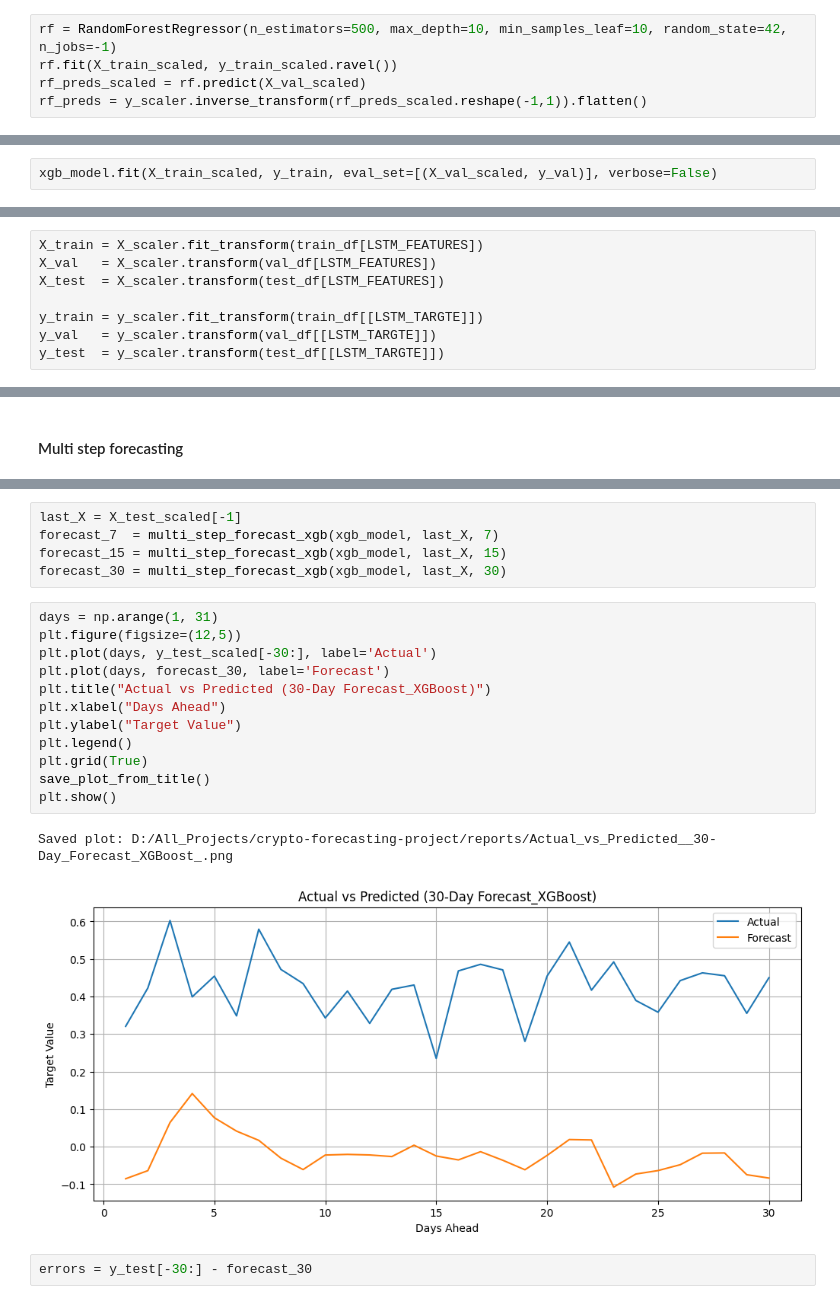
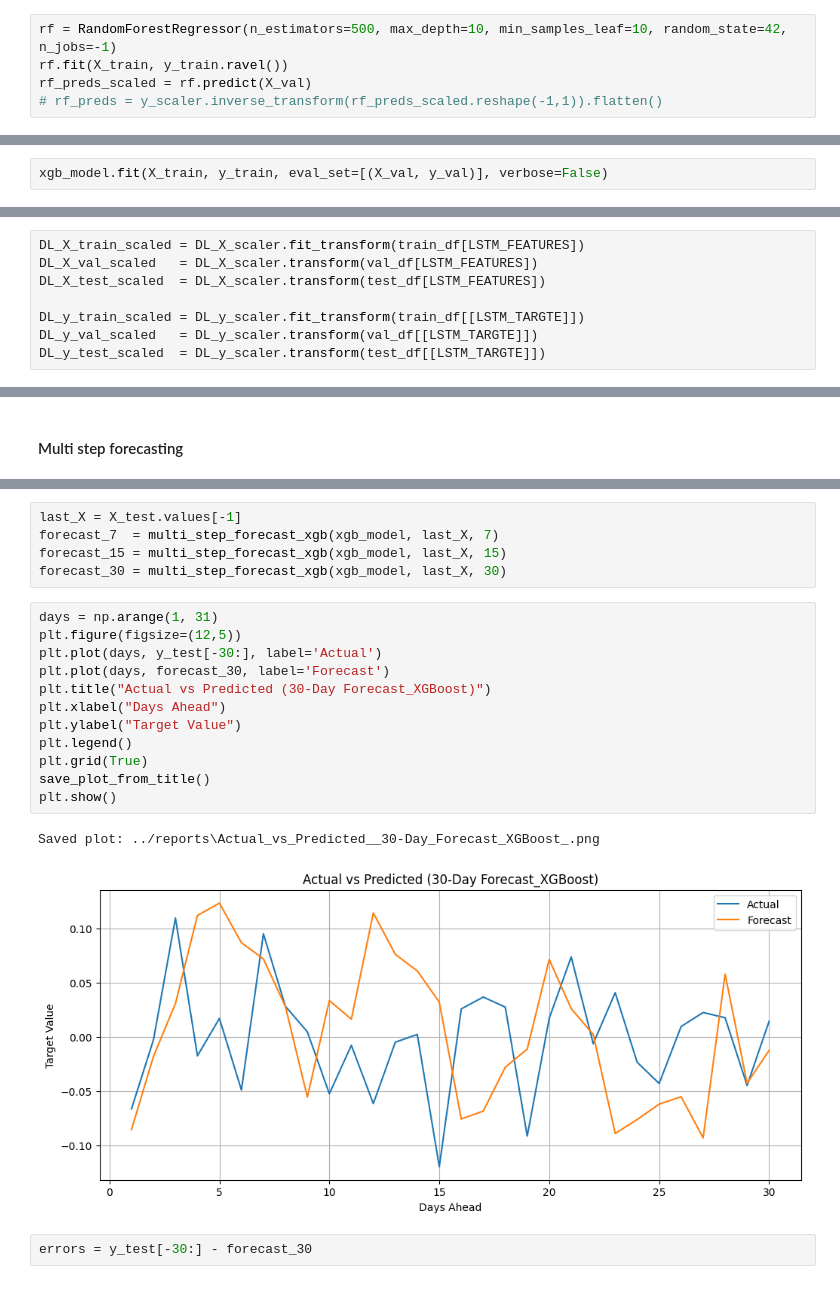
Before and after one commit to naresh5422/crypto-forecasting-project, a Jupyter notebook: notebooks/cryptocurrency_price_forecasting.ipynb, the cells around one changed output, grey strips where cells are left out. Saved outputs shown, nothing was run; the diff lists cells and outputs as text.

```diff
--- a/notebooks/cryptocurrency_price_forecasting.ipynb
+++ b/notebooks/cryptocurrency_price_forecasting.ipynb
@@ -969,7 +927,7 @@ Saved plot: D:/All_Projects/crypto-forecasting-project/reports/Compare_between_X
 #### Model_3 == RandomForest Regressor
 # %%
 rf = RandomForestRegressor(n_estimators=500, max_depth=10, min_samples_leaf=10, random_state=42, n_jobs=-1)
-rf.fit(X_train_scaled, y_train_scaled.ravel())
-rf_preds_scaled = rf.predict(X_val_scaled)
-rf_preds = y_scaler.inverse_transform(rf_preds_scaled.reshape(-1,1)).flatten()
+rf.fit(X_train, y_train.ravel())
+rf_preds_scaled = rf.predict(X_val)
+# rf_preds = y_scaler.inverse_transform(rf_preds_scaled.reshape(-1,1)).flatten()
 # %%
@@ -1005,7 +964,7 @@ xgb_model = XGBRegressor(n_estimators=500,
                          objective='reg:squarederror',
                          random_state=42, n_jobs=-1)
 # %%
-xgb_model.fit(X_train_scaled, y_train, eval_set=[(X_val_scaled, y_val)], verbose=False)
+xgb_model.fit(X_train, y_train, eval_set=[(X_val, y_val)], verbose=False)
 # %% [output]
 XGBRegressor(base_score=None, booster=None, callbacks=None,
              colsample_bylevel=None, colsample_bynode=None,
@@ -1110,8 +1048,8 @@ y_scaler = MinMaxScaler()
 # %%
-X_train = X_scaler.fit_transform(train_df[LSTM_FEATURES])
-X_val   = X_scaler.transform(val_df[LSTM_FEATURES])
-X_test  = X_scaler.transform(test_df[LSTM_FEATURES])
+DL_X_train_scaled = DL_X_scaler.fit_transform(train_df[LSTM_FEATURES])
+DL_X_val_scaled   = DL_X_scaler.transform(val_df[LSTM_FEATURES])
+DL_X_test_scaled  = DL_X_scaler.transform(test_df[LSTM_FEATURES])
 
-y_train = y_scaler.fit_transform(train_df[[LSTM_TARGTE]])
-y_val   = y_scaler.transform(val_df[[LSTM_TARGTE]])
-y_test  = y_scaler.transform(test_df[[LSTM_TARGTE]])
+DL_y_train_scaled = DL_y_scaler.fit_transform(train_df[[LSTM_TARGTE]])
+DL_y_val_scaled   = DL_y_scaler.transform(val_df[[LSTM_TARGTE]])
+DL_y_test_scaled  = DL_y_scaler.transform(test_df[[LSTM_TARGTE]])
@@ -1631,23 +1570,23 @@ def multi_step_forecast_xgb(model, last_row, steps):
 # %%
-last_X = X_test_scaled[-1]
+last_X = X_test.values[-1]
 forecast_7  = multi_step_forecast_xgb(xgb_model, last_X, 7)
 forecast_15 = multi_step_forecast_xgb(xgb_model, last_X, 15)
 forecast_30 = multi_step_forecast_xgb(xgb_model, last_X, 30)
 # %%
 days = np.arange(1, 31)
 plt.figure(figsize=(12,5))
-plt.plot(days, y_test_scaled[-30:], label='Actual')
+plt.plot(days, y_test[-30:], label='Actual')
 plt.plot(days, forecast_30, label='Forecast')
 plt.title("Actual vs Predicted (30-Day Forecast_XGBoost)")
 plt.xlabel("Days Ahead")
 plt.ylabel("Target Value")
 plt.legend()
 plt.grid(True)
 save_plot_from_title()
 plt.show()
 # %% [output]
-Saved plot: D:/All_Projects/crypto-forecasting-project/reports/Actual_vs_Predicted__30-Day_Forecast_XGBoost_.png
+Saved plot: ../reports\Actual_vs_Predicted__30-Day_Forecast_XGBoost_.png
-[figure, old version]
+[figure, new version]
 # %%
 errors = y_test[-30:] - forecast_30
 # %%
```
Also changed, not shown: parts of 117 cells of this notebook, 49 other files.
